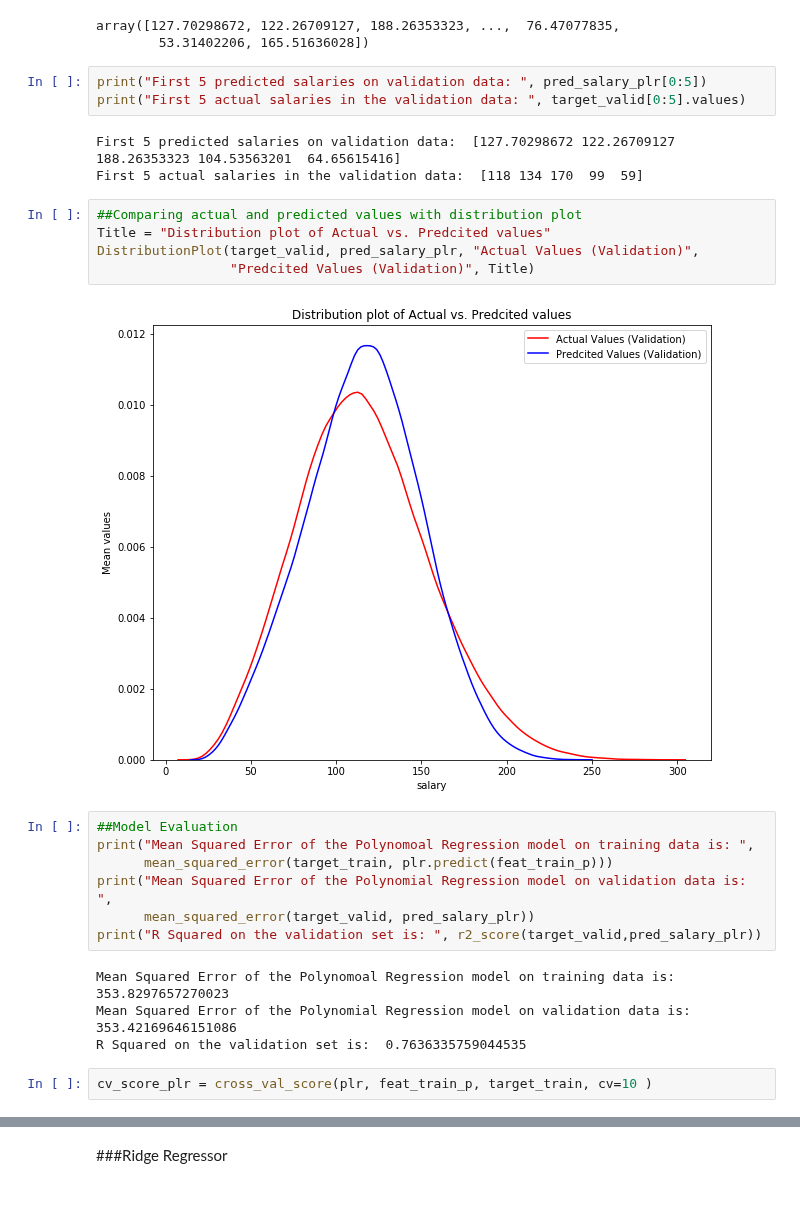
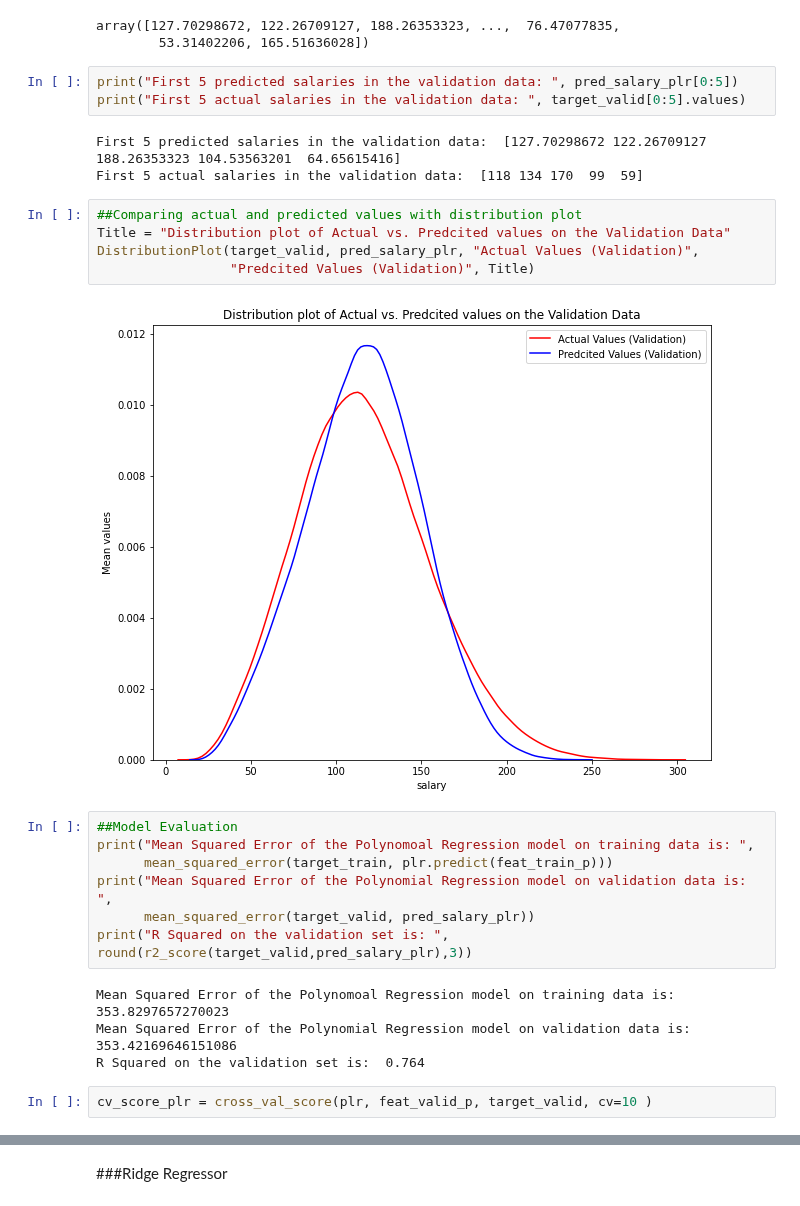
Before and after one commit to saidileep-knv/Salary-Prediction-Portfolio, a Jupyter notebook: SalaryPrediction.ipynb, the cells around one changed output, grey strips where cells are left out. Drawn from its saved outputs; the diff is of its cells as text.

```diff
--- a/SalaryPrediction.ipynb
+++ b/SalaryPrediction.ipynb
@@ -681,31 +680,31 @@ pred_salary_plr
 array([127.70298672, 122.26709127, 188.26353323, ...,  76.47077835,
         53.31402206, 165.51636028])
 # %%
-print("First 5 predicted salaries on validation data: ", pred_salary_plr[0:5])
+print("First 5 predicted salaries in the validation data: ", pred_salary_plr[0:5])
 print("First 5 actual salaries in the validation data: ", target_valid[0:5].values)
 # %% [output]
-First 5 predicted salaries on validation data:  [127.70298672 122.26709127 188.26353323 104.53563201  64.65615416]
+First 5 predicted salaries in the validation data:  [127.70298672 122.26709127 188.26353323 104.53563201  64.65615416]
 First 5 actual salaries in the validation data:  [118 134 170  99  59]
 # %%
 ##Comparing actual and predicted values with distribution plot
-Title = "Distribution plot of Actual vs. Predcited values"
+Title = "Distribution plot of Actual vs. Predcited values on the Validation Data"
 DistributionPlot(target_valid, pred_salary_plr, "Actual Values (Validation)",
                  "Predcited Values (Validation)", Title)
 # %% [output]
-[figure, old version]
+[figure, new version]
 # %%
 ##Model Evaluation
 print("Mean Squared Error of the Polynomoal Regression model on training data is: ",
       mean_squared_error(target_train, plr.predict(feat_train_p)))
 print("Mean Squared Error of the Polynomial Regression model on validation data is: ",
       mean_squared_error(target_valid, pred_salary_plr))
-print("R Squared on the validation set is: ", r2_score(target_valid,pred_salary_plr))
+print("R Squared on the validation set is: ", round(r2_score(target_valid,pred_salary_plr),3))
 # %% [output]
 Mean Squared Error of the Polynomoal Regression model on training data is:  353.8297657270023
 Mean Squared Error of the Polynomial Regression model on validation data is:  353.42169646151086
-R Squared on the validation set is:  0.7636335759044535
+R Squared on the validation set is:  0.764
 # %%
-cv_score_plr = cross_val_score(plr, feat_train_p, target_train, cv=10 )
+cv_score_plr = cross_val_score(plr, feat_valid_p, target_valid, cv=10 )
 # %%
 print("Accuracy of the model on 10-fold Cross Validation is: ", cv_score_plr.mean())
 # %% [output]
```
Also changed, not shown: parts of 53 cells of this notebook.
